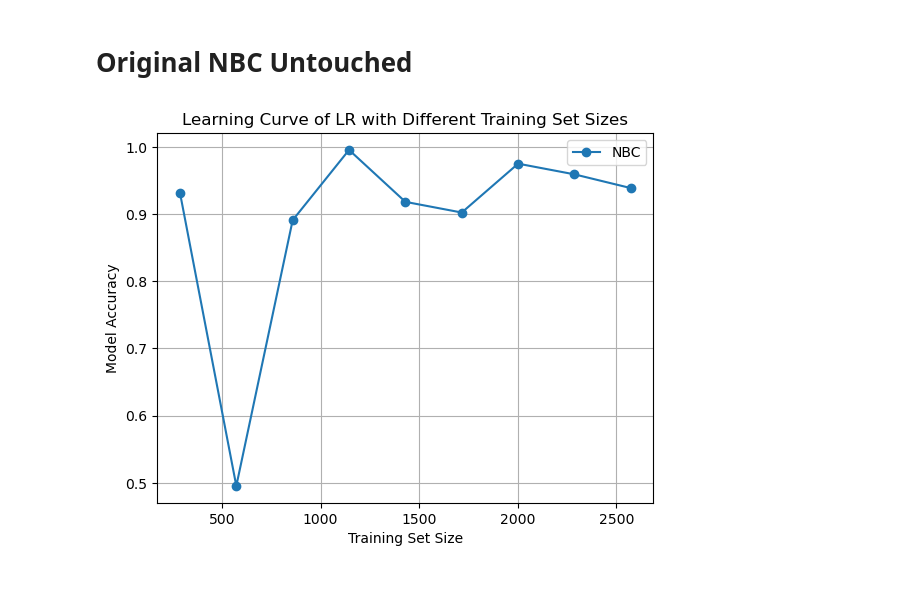
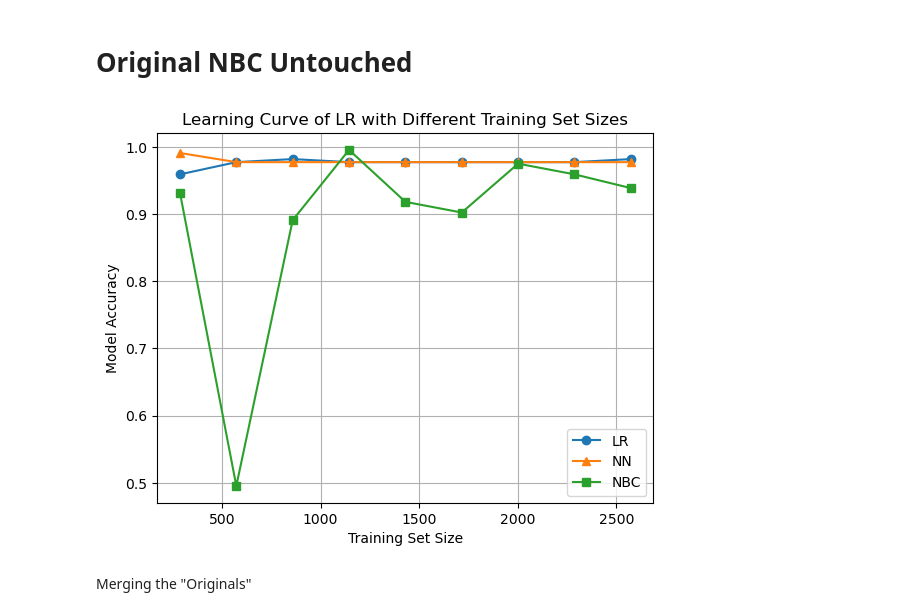
Before and after one commit to MauriceChiu7/573-f1, a Jupyter notebook: f1_models.ipynb, the cells around one changed output. Saved outputs shown, nothing was run; the diff lists cells and outputs as text; code cells hidden in the pictures; blank space fills up the shorter version.

Commit message:
graph merged

```diff
--- a/f1_models.ipynb
+++ b/f1_models.ipynb
@@ -636,7 +636,7 @@ y_test = y[data['season'] == 2022]
 X_train_partitions = np.array_split(X_train, 10) # for different train sizes
 y_train_partitions = np.array_split(y_train, 10) # for different train sizes
 
-lr_accs = []
+nn_accs = []
 train_size = []
 X_train_var = pd.DataFrame()
 y_train_var = pd.DataFrame()
@@ -648,12 +648,12 @@ for i in range(len(X_train_partitions)-1, 0, -1):
     # print(X_train_var.shape)
     # display(X_train_var)
 
-    (lr_pred, lr_acc, lr_top10) = nn(X_train_var, y_train_var, X_test, y_test)
+    (nn_pred, nn_acc, nn_top10) = nn(X_train_var, y_train_var, X_test, y_test)
     train_size.append(X_train_var.shape[0])
-    lr_accs.append(lr_acc)
+    nn_accs.append(nn_acc)
 
 plt.figure()
-plt.plot(train_size, lr_accs, marker='o', label='NN')
+plt.plot(train_size, nn_accs, marker='o', label='NN')
 plt.xlabel('Training Set Size')
 plt.ylabel('Model Accuracy')
 plt.legend()
@@ -676,7 +676,7 @@ import matplotlib.pyplot as plt
 data = pd.read_csv('./data/preprocessed_df.csv')
 data_w_points = pd.read_csv('./data/final_df.csv')
 
-def lr(X_train, y_train, X_test, y_test):
+def nbc(X_train, y_train, X_test, y_test):
     scaler = StandardScaler()
     X_train_scaled = scaler.fit_transform(X_train)
     X_test_scaled = scaler.transform(X_test)
@@ -711,35 +711,39 @@ y = data['season_end_top_10']
 
 X_train = X[data['season'] < 2022]
 y_train = y[data['season'] < 2022]
 X_test = X[data['season'] == 2022]
 y_test = y[data['season'] == 2022]
 
 X_train_partitions = np.array_split(X_train, 10) # for different train sizes
 y_train_partitions = np.array_split(y_train, 10) # for different train sizes
 
-lr_accs = []
+nbc_accs = []
 train_size = []
 X_train_var = pd.DataFrame()
 y_train_var = pd.DataFrame()
 for i in range(len(X_train_partitions)-1, 0, -1):
     X_train_var = pd.concat([X_train_var, pd.DataFrame(X_train_partitions[i])])
     y_train_var = pd.concat([y_train_var, pd.DataFrame(y_train_partitions[i])])
 
     X_train_var = X_train_var.sort_index()
     # print(X_train_var.shape)
     # display(X_train_var)
 
-    (lr_pred, lr_acc, lr_top10) = lr(X_train_var, y_train_var, X_test, y_test)
+    (nbc_pred, nbc_acc, nbc_top10) = nbc(X_train_var, y_train_var, X_test, y_test)
     train_size.append(X_train_var.shape[0])
-    lr_accs.append(lr_acc)
+    nbc_accs.append(nbc_acc)
 
 plt.figure()
-plt.plot(train_size, lr_accs, marker='o', label='NBC')
+plt.plot(train_size, lr_accs, marker='o', label='LR')
+plt.plot(train_size, nn_accs, marker='^', label='NN')
+plt.plot(train_size, nbc_accs, marker='s', label='NBC')
 plt.xlabel('Training Set Size')
 plt.ylabel('Model Accuracy')
 plt.legend()
 plt.title('Learning Curve of LR with Different Training Set Sizes')
 plt.grid(True)
 plt.show()
 # %% [output]
-[figure, old version]
+[figure, new version]
+# %% [markdown]
+Merging the "Originals"
```
